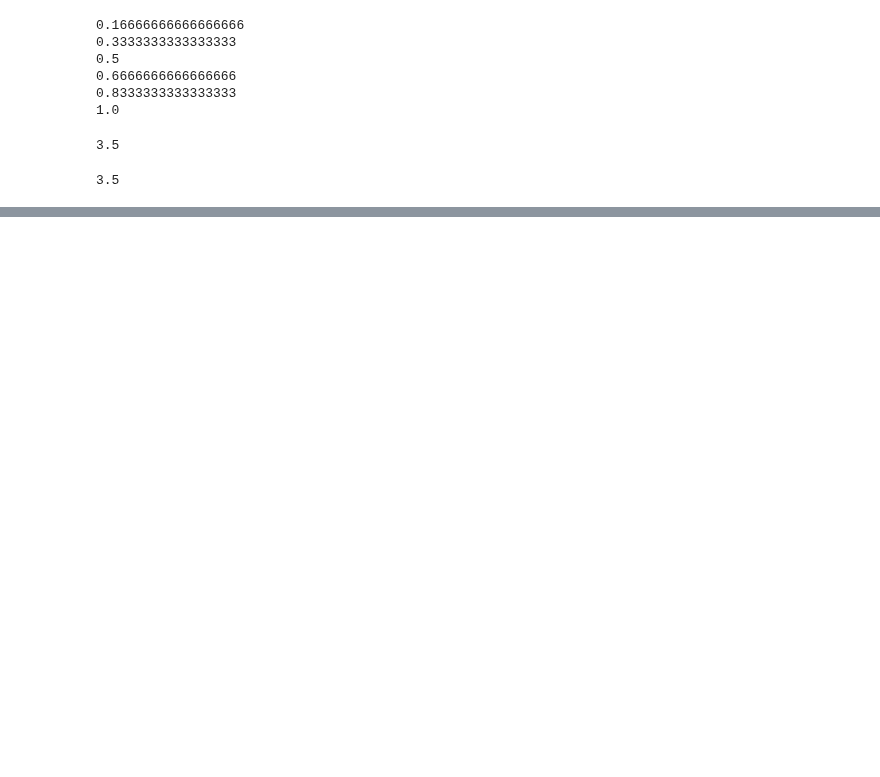
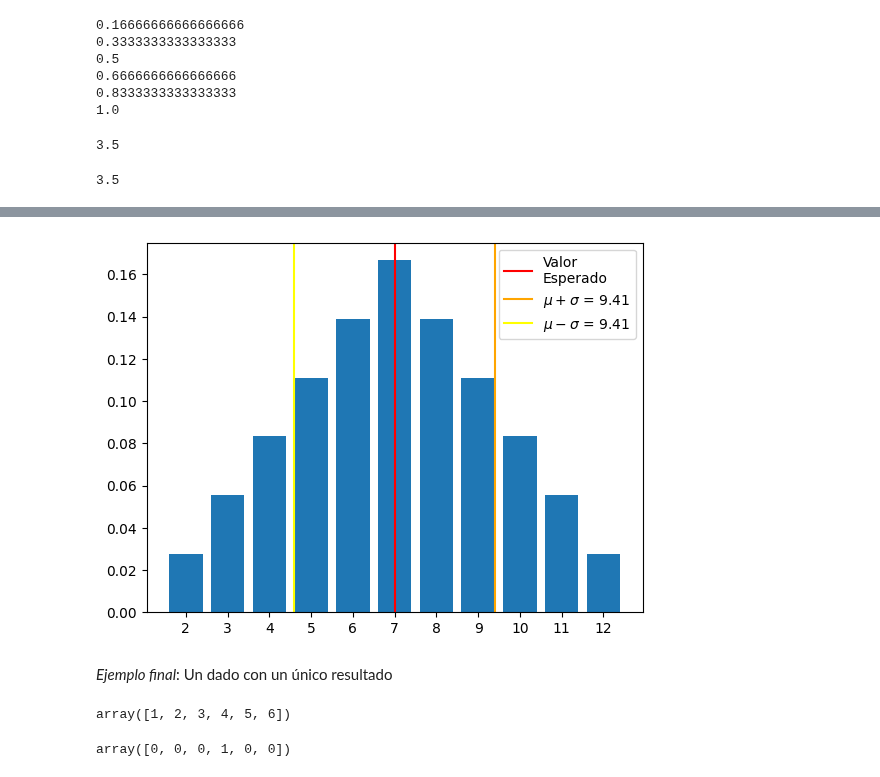
Before and after one commit to JhonZafra/Statistic_Concepts, a Jupyter notebook: SemanaV/DistribucionesDiscretas.ipynb, the cells around one changed output, grey strips where cells are left out. Drawn from its saved outputs; the diff is of its cells as text; code cells hidden in the pictures; blank space fills up the shorter version.

```diff
--- a/SemanaV/DistribucionesDiscretas.ipynb
+++ b/SemanaV/DistribucionesDiscretas.ipynb
@@ -53,0 +135,23 @@ def esperanza(x, P):
+# %%
+plt.bar(x, P)
+plt.axvline(esperanza(x, P), color = 'red', label = 'Valor\nEsperado')
+plt.axvline(μ + σ, color = 'orange', label = f'$\mu + \sigma$ = {(μ + σ).round(2)}')
+plt.axvline(μ - σ, color = 'yellow', label = f'$\mu - \sigma$ = {(μ + σ).round(2)}')
+plt.xticks(np.arange(2, 13))
+plt.legend()
+plt.show()
+# %% [output]
+[figure, added]
+# %% [markdown]
+*Ejemplo final*:
+Un dado con un único resultado
+# %%
+x = np.arange(1, 7)
+x
+# %% [output]
+array([1, 2, 3, 4, 5, 6])
+# %%
+P = np.array([0, 0, 0, 1, 0, 0])
+P
+# %% [output]
+array([0, 0, 0, 1, 0, 0])
```
Also changed, not shown: parts of 20 cells of this notebook.
